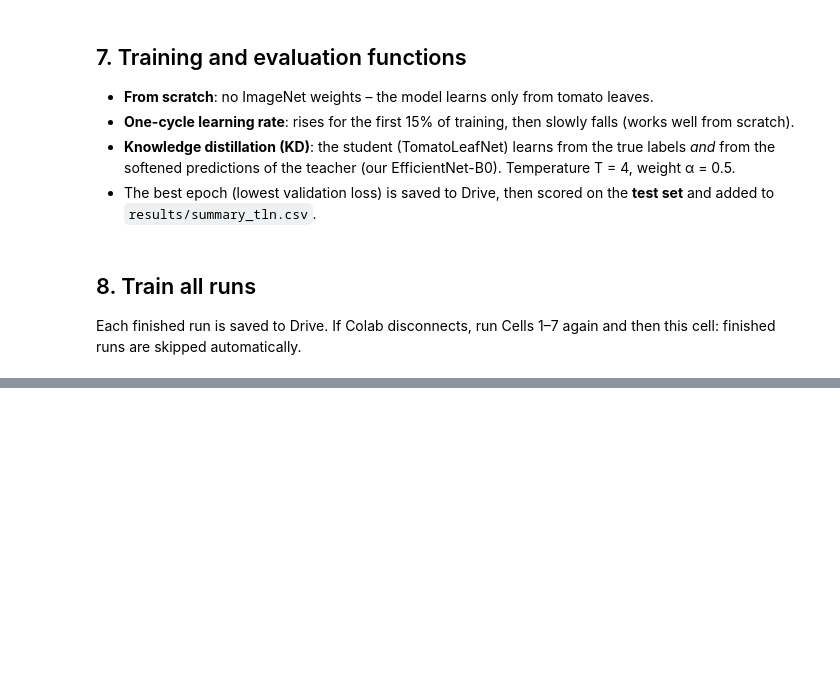
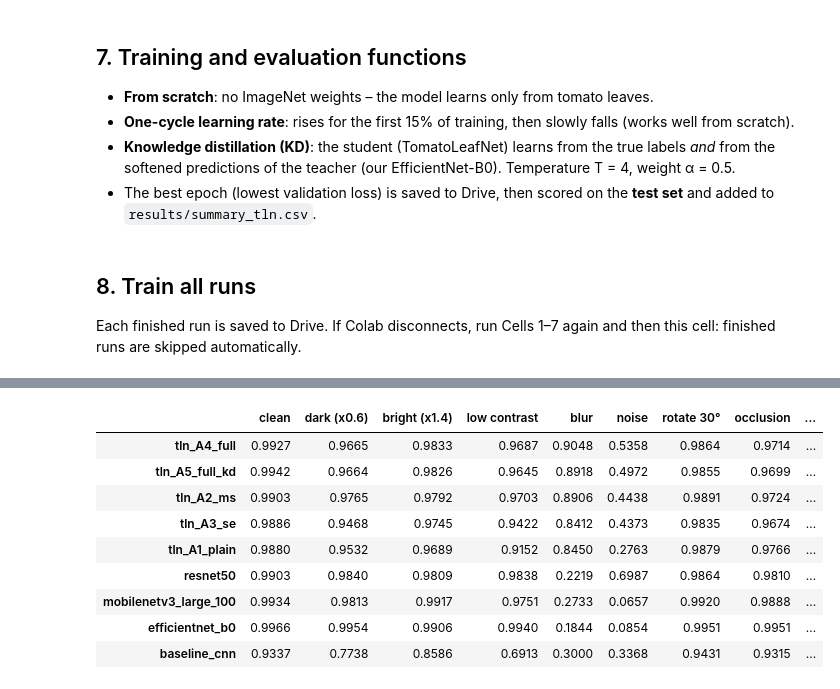
Before and after one commit to Ranjitkumarmuduli/tomato-disease-detection, a Jupyter notebook: 07_tomatoleafnet.ipynb, the cells around one changed output, grey strips where cells are left out. Saved outputs shown, nothing was run; the diff lists cells and outputs as text; code cells hidden in the pictures; blank space fills up the shorter version.

```diff
--- a/07_tomatoleafnet.ipynb
+++ b/07_tomatoleafnet.ipynb
@@ -301,0 +340,65 @@ for name in RUNS_TO_DO:
+# %%
+class BaselineCNN(nn.Module):   # identical to Step 2, needed to load its weights
+    def __init__(self, num_classes):
+        super().__init__()
+        def block(c_in, c_out):
+            return nn.Sequential(nn.Conv2d(c_in, c_out, 3, padding=1), nn.BatchNorm2d(c_out), nn.ReLU(inplace=True), nn.MaxPool2d(2))
+        self.features = nn.Sequential(block(3, 32), block(32, 64), block(64, 128), block(128, 256))
+        self.classifier = nn.Sequential(nn.AdaptiveAvgPool2d(1), nn.Flatten(), nn.Dropout(0.3), nn.Linear(256, num_classes))
+    def forward(self, x):
+        return self.classifier(self.features(x))
+
+def load_any(name):
+    if name.startswith("tln_"):
+        cfg = RUNS[name]; m = TomatoLeafNet(NUM_CLASSES, cfg["multiscale"], cfg["se"])
+    elif name == "baseline_cnn":
+        m = BaselineCNN(NUM_CLASSES)
+    else:
+        m = timm.create_model(name, pretrained=False, num_classes=NUM_CLASSES)
+    m.load_state_dict(torch.load(f"{PROJ}/weights/{name}.pt", map_location="cpu"))
+    return m.to(DEVICE).eval()
+
+# test images WITHOUT normalisation, so the changes are applied to real pixel values (0-1)
+raw_dl = DataLoader(TomatoLeafDataset(f"{PROJ}/splits/test.csv", T.Compose([T.Resize((224, 224)), T.ToTensor()])), batch_size=128, num_workers=2)
+mean_t, std_t = torch.tensor(MEAN, device=DEVICE).view(1, 3, 1, 1), torch.tensor(STD, device=DEVICE).view(1, 3, 1, 1)
+
+def occlude(x, size=60, seed=0):          # black 60x60 square at a random (fixed) place
+    g = torch.Generator().manual_seed(seed); x = x.clone()
+    for i in range(len(x)):
+        r, c = torch.randint(0, 224 - size, (2,), generator=g).tolist(); x[i, :, r:r + size, c:c + size] = 0
+    return x
+
+PERTURB = {
+    "clean":          lambda x: x,
+    "dark (x0.6)":    lambda x: TF.adjust_brightness(x, 0.6),
+    "bright (x1.4)":  lambda x: TF.adjust_brightness(x, 1.4).clamp(0, 1),
+    "low contrast":   lambda x: TF.adjust_contrast(x, 0.6),
+    "blur":           lambda x: TF.gaussian_blur(x, kernel_size=9, sigma=2.0),
+    "noise":          lambda x: (x + 0.08 * torch.randn_like(x)).clamp(0, 1),
+    "rotate 30°":     lambda x: TF.rotate(x, 30),
+    "occlusion":      lambda x: occlude(x),
+}
+
+@torch.no_grad()
+def robustness(model):
+    res = {}
+    for pname, fn in PERTURB.items():
+        torch.manual_seed(0); ys, ps = [], []
+        for x, y in raw_dl:
+            x = fn(x.to(DEVICE)); x = (x - mean_t) / std_t
+            with torch.autocast(DEVICE, dtype=torch.float16, enabled=DEVICE == "cuda"):
+                ps += model(x).argmax(1).cpu().tolist()
+            ys += y.tolist()
+        res[pname] = round(f1_score(ys, ps, average="macro"), 4)
+    return res
+
+MODELS_ROB = ["baseline_cnn", "mobilenetv3_large_100", "efficientnet_b0", "resnet50"] + [n for n in RUNS if os.path.exists(f"{PROJ}/weights/{n}.pt")]
+rob = {}
+for name in MODELS_ROB:
+    rob[name] = robustness(load_any(name)); print(name, rob[name])
+rob = pd.DataFrame(rob).T
+rob["mean_perturbed"] = rob.drop(columns="clean").mean(axis=1).round(4)
+rob["drop_vs_clean"] = (rob["clean"] - rob["mean_perturbed"]).round(4)
+rob.to_csv(f"{PROJ}/results/robustness.csv")
+rob.sort_values("mean_perturbed", ascending=False)
+# %% [output]
@@ -301,0 +414,10 @@ for name in RUNS_TO_DO:
+|  | clean | dark (x0.6) | bright (x1.4) | low contrast | blur | noise | rotate 30° | occlusion | ... |
+| tln_A4_full | 0.9927 | 0.9665 | 0.9833 | 0.9687 | 0.9048 | 0.5358 | 0.9864 | 0.9714 | ... |
+| tln_A5_full_kd | 0.9942 | 0.9664 | 0.9826 | 0.9645 | 0.8918 | 0.4972 | 0.9855 | 0.9699 | ... |
+| tln_A2_ms | 0.9903 | 0.9765 | 0.9792 | 0.9703 | 0.8906 | 0.4438 | 0.9891 | 0.9724 | ... |
+| tln_A3_se | 0.9886 | 0.9468 | 0.9745 | 0.9422 | 0.8412 | 0.4373 | 0.9835 | 0.9674 | ... |
+| tln_A1_plain | 0.9880 | 0.9532 | 0.9689 | 0.9152 | 0.8450 | 0.2763 | 0.9879 | 0.9766 | ... |
+| resnet50 | 0.9903 | 0.9840 | 0.9809 | 0.9838 | 0.2219 | 0.6987 | 0.9864 | 0.9810 | ... |
+| mobilenetv3_large_100 | 0.9934 | 0.9813 | 0.9917 | 0.9751 | 0.2733 | 0.0657 | 0.9920 | 0.9888 | ... |
+| efficientnet_b0 | 0.9966 | 0.9954 | 0.9906 | 0.9940 | 0.1844 | 0.0854 | 0.9951 | 0.9951 | ... |
+| baseline_cnn | 0.9337 | 0.7738 | 0.8586 | 0.6913 | 0.3000 | 0.3368 | 0.9431 | 0.9315 | ... |
```
Also changed, not shown: parts of 10 cells of this notebook.
